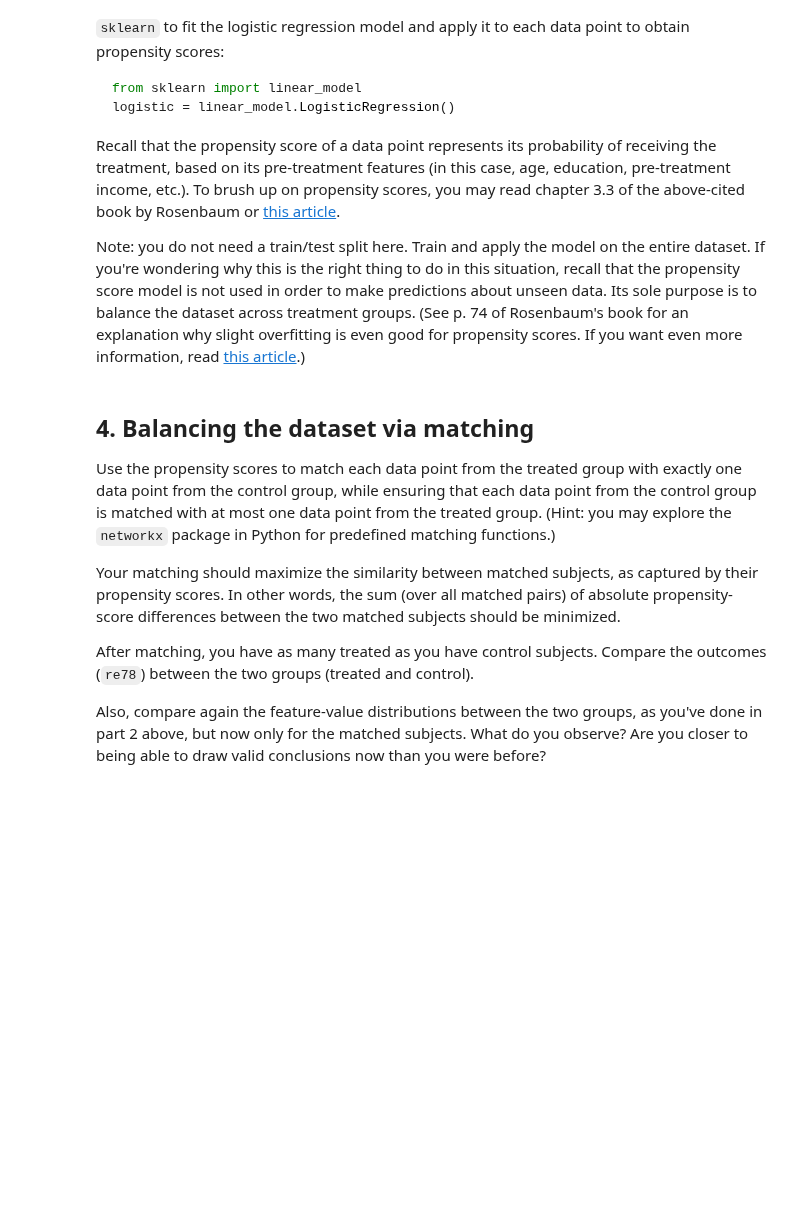
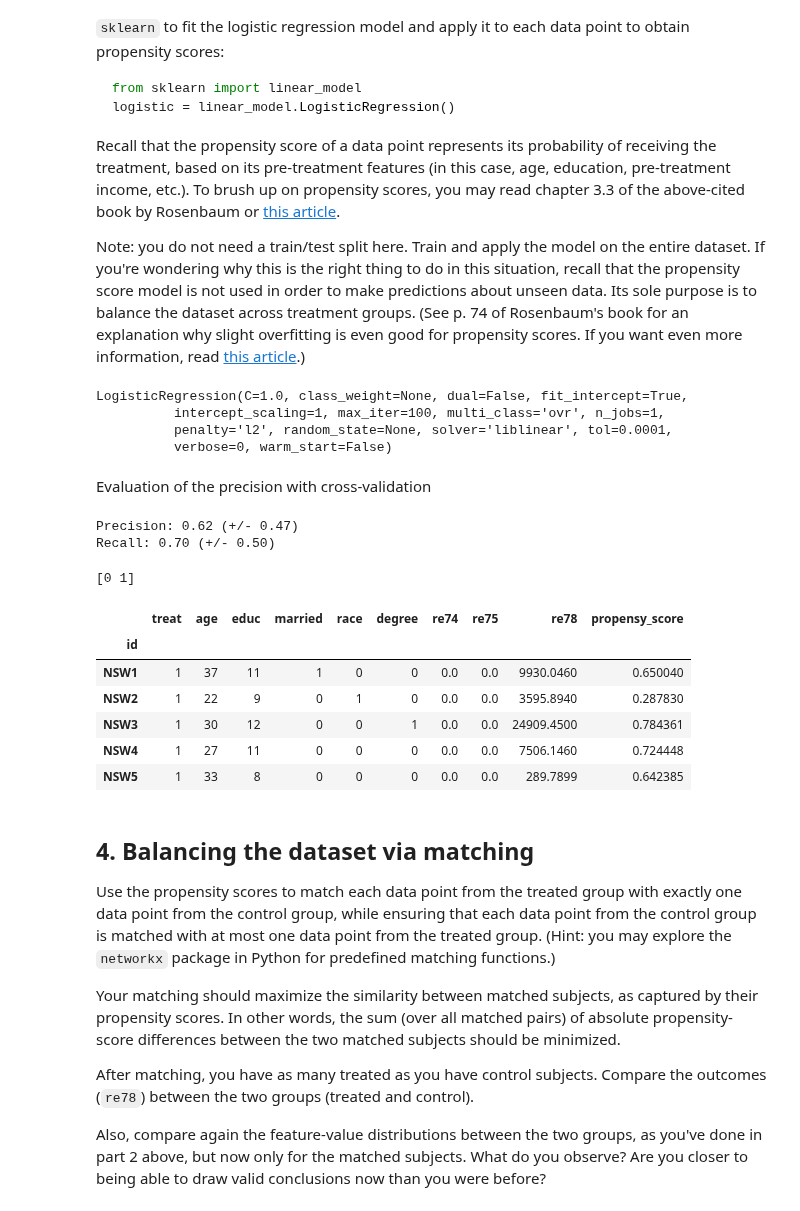
Before and after one commit to mosimann/ADA, a Jupyter notebook: 04 - Applied ML/Homework 4.ipynb, the cells around one changed output. Cells and saved outputs as stored; diff of their text form; code cells hidden in the pictures; blank space fills up the shorter version.

```diff
--- a/04 - Applied ML/Homework 4.ipynb
+++ b/04 - Applied ML/Homework 4.ipynb
@@ -159,6 +162,44 @@ To brush up on propensity scores, you may read chapter 3.3 of the above-cited bo
 Note: you do not need a train/test split here. Train and apply the model on the entire dataset. If you're wondering why this is the right thing to do in this situation, recall that the propensity score model is not used in order to make predictions about unseen data. Its sole purpose is to balance the dataset across treatment groups.
 (See p. 74 of Rosenbaum's book for an explanation why slight overfitting is even good for propensity scores.
 If you want even more information, read [this article](https://drive.google.com/file/d/0B4jctQY-uqhzTlpBaTBJRTJFVFE/view).)
+# %%
+feature_cols = ['age', 'educ', 'married', 'race', 'degree', 're74', 're75', 're78']
+X = lalonde[feature_cols]
+y = lalonde.treat
+
+logistic = linear_model.LogisticRegression()
+logistic.fit(X,y) # train the model
+# %% [output]
+LogisticRegression(C=1.0, class_weight=None, dual=False, fit_intercept=True,
+          intercept_scaling=1, max_iter=100, multi_class='ovr', n_jobs=1,
+          penalty='l2', random_state=None, solver='liblinear', tol=0.0001,
+          verbose=0, warm_start=False)
+# %% [markdown]
+Evaluation of the precision with cross-validation
+# %%
+precision = cross_val_score(logistic, X, y, cv=10, scoring = "precision")
+recall = cross_val_score(logistic, X, y, cv=10, scoring = "recall")
+
+print("Precision: %0.2f (+/- %0.2f)" % (precision.mean(), precision.std() * 2))
+print("Recall: %0.2f (+/- %0.2f)" % (recall.mean(), recall.std() * 2))
+# %% [output]
+Precision: 0.62 (+/- 0.47)
+Recall: 0.70 (+/- 0.50)
+# %%
+prediction = logistic.predict_proba(X) # Probability of belonging to the class ( proba to belong to the positive class,
+#gives the propensy score)
+print(logistic.classes_) # to see which column corresponds to which class
+lalonde['propensy_score'] = pd.Series(prediction[:,1], index = lalonde.index) # probality to belong to the positive class
+lalonde.head()
+# %% [output]
+[0 1]
+|  | treat | age | educ | married | race | degree | re74 | re75 | re78 | propensy_score |
+| id |  |  |  |  |  |  |  |  |  |  |
+| NSW1 | 1 | 37 | 11 | 1 | 0 | 0 | 0.0 | 0.0 | 9930.0460 | 0.650040 |
+| NSW2 | 1 | 22 | 9 | 0 | 1 | 0 | 0.0 | 0.0 | 3595.8940 | 0.287830 |
+| NSW3 | 1 | 30 | 12 | 0 | 0 | 1 | 0.0 | 0.0 | 24909.4500 | 0.784361 |
+| NSW4 | 1 | 27 | 11 | 0 | 0 | 0 | 0.0 | 0.0 | 7506.1460 | 0.724448 |
+| NSW5 | 1 | 33 | 8 | 0 | 0 | 0 | 0.0 | 0.0 | 289.7899 | 0.642385 |
 # %% [markdown]
 ## 4. Balancing the dataset via matching
 
```
Also changed, not shown: parts of 3 cells of this notebook.
